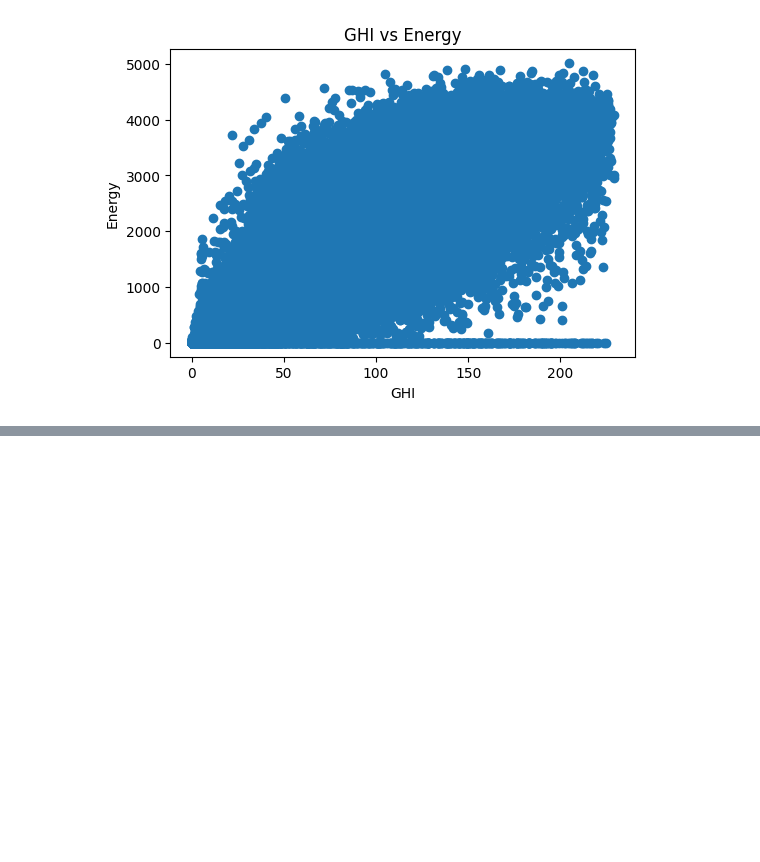
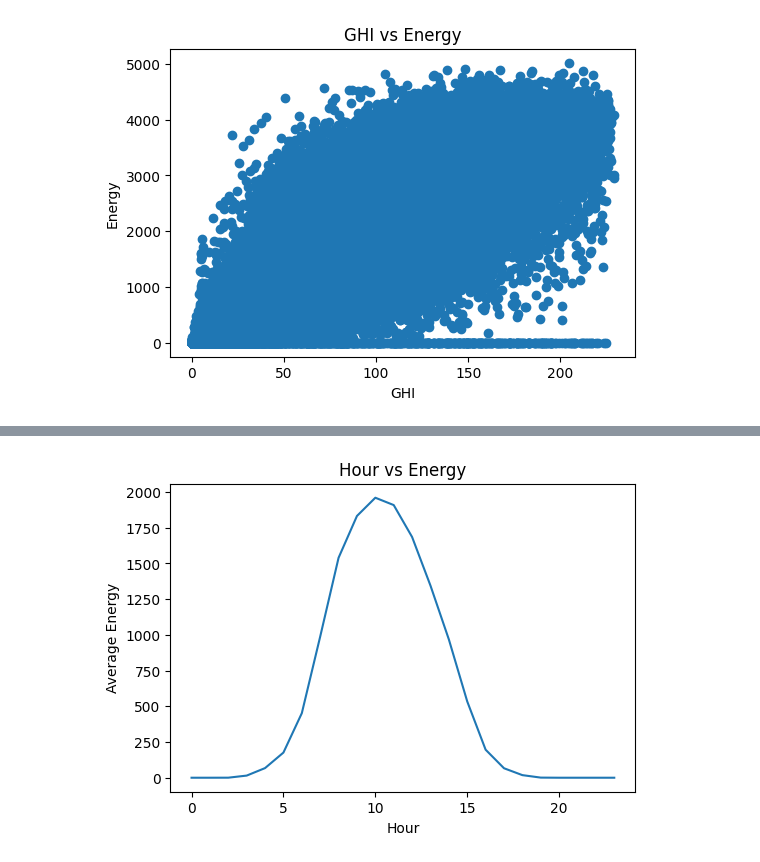
Before and after one commit to samifahim07/Solar_Energy_Prediction, a Jupyter notebook: solar_energy_prediction.ipynb, the cells around one changed output, grey strips where cells are left out. Cells and saved outputs as stored; diff of their text form; code cells hidden in the pictures; blank space fills up the shorter version.

```diff
--- a/solar_energy_prediction.ipynb
+++ b/solar_energy_prediction.ipynb
@@ -122,0 +134,12 @@ plt.show()
+# %%
+# 4. Hour vs Energy
+hour = df.groupby("hour")["Energy delta[Wh]"].mean()
+
+plt.figure(figsize=(6,4))
+plt.plot(hour.index, hour.values)
+plt.title("Hour vs Energy")
+plt.xlabel("Hour")
+plt.ylabel("Average Energy")
+plt.show()
+# %% [output]
+[figure, added]
```
Also changed, not shown: parts of 2 cells of this notebook.
